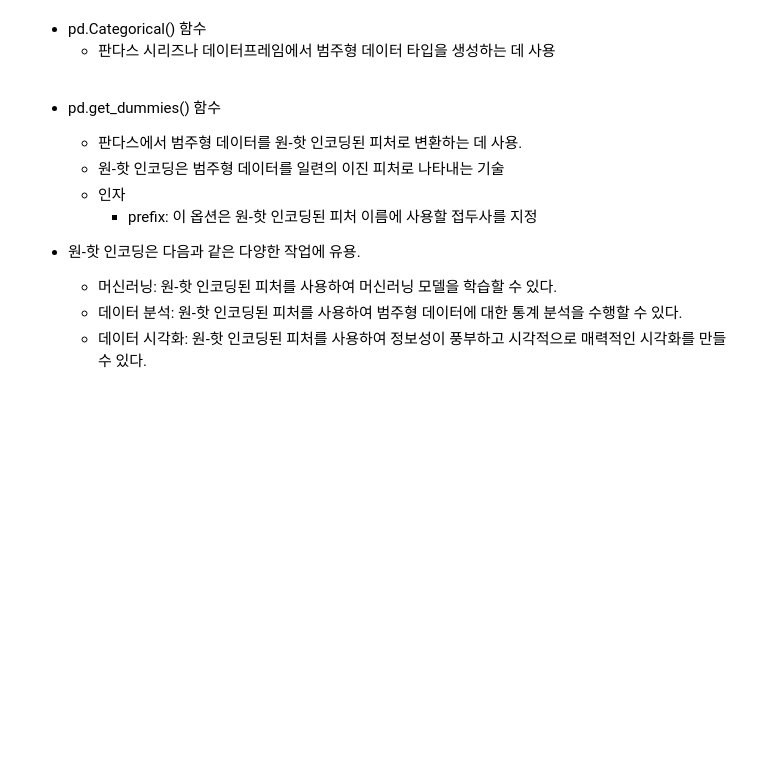
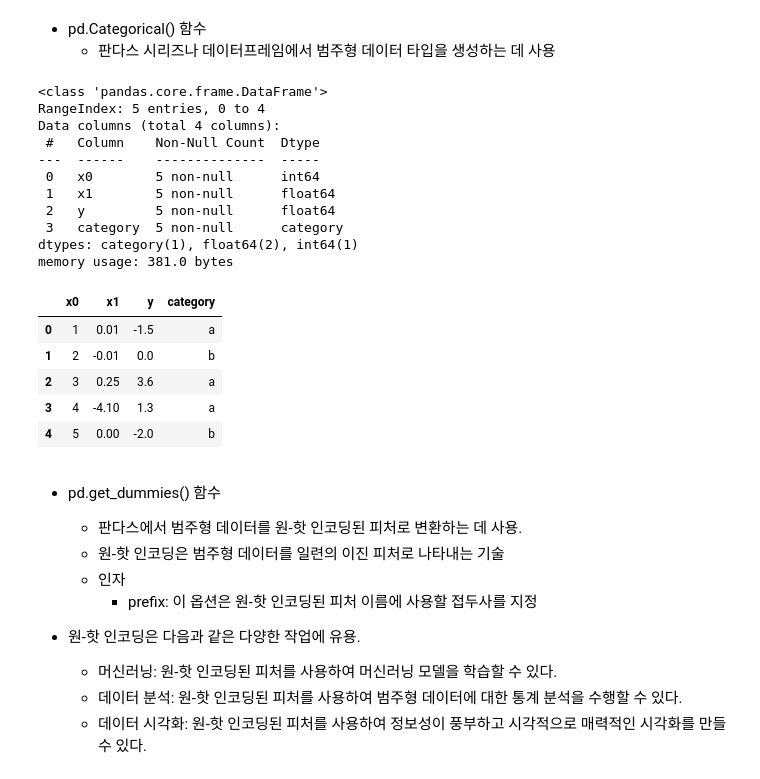
Before and after one commit to Agayeon/python_basic, a Jupyter notebook: ch12_update_class_목요일.ipynb, the cells around one changed output. Cells and saved outputs as stored; diff of their text form; code cells hidden in the pictures; blank space fills up the shorter version.

```diff
--- a/ch12_update_class_목요일.ipynb
+++ b/ch12_update_class_목요일.ipynb
@@ -144,13 +181,33 @@ print(type(df_y))
 # %%
 # ex
 data = pd.DataFrame({
     'x0': [1, 2, 3, 4, 5],
     'x1': [0.01, -0.01, 0.25, -4.1, 0.],
     'y': [-1.5, 0., 3.6, 1.3, -2.]})
 
 data['category'] = pd.Categorical(['a', 'b', 'a', 'a', 'b'],
                                   categories=['a', 'b'])
 data
+data.info()
+data.head()
+# %% [output]
+<class 'pandas.core.frame.DataFrame'>
+RangeIndex: 5 entries, 0 to 4
+Data columns (total 4 columns):
+ #   Column    Non-Null Count  Dtype
+---  ------    --------------  -----
+ 0   x0        5 non-null      int64
+ 1   x1        5 non-null      float64
+ 2   y         5 non-null      float64
+ 3   category  5 non-null      category
+dtypes: category(1), float64(2), int64(1)
+memory usage: 381.0 bytes
+|  | x0 | x1 | y | category |
+| 0 | 1 | 0.01 | -1.5 | a |
+| 1 | 2 | -0.01 | 0.0 | b |
+| 2 | 3 | 0.25 | 3.6 | a |
+| 3 | 4 | -4.10 | 1.3 | a |
+| 4 | 5 | 0.00 | -2.0 | b |
 # %% [markdown]
 * pd.get_dummies() 함수
   * 판다스에서 범주형 데이터를 원-핫 인코딩된 피처로 변환하는 데 사용.
```
Also changed, not shown: parts of 25 cells of this notebook, 5 other files.
